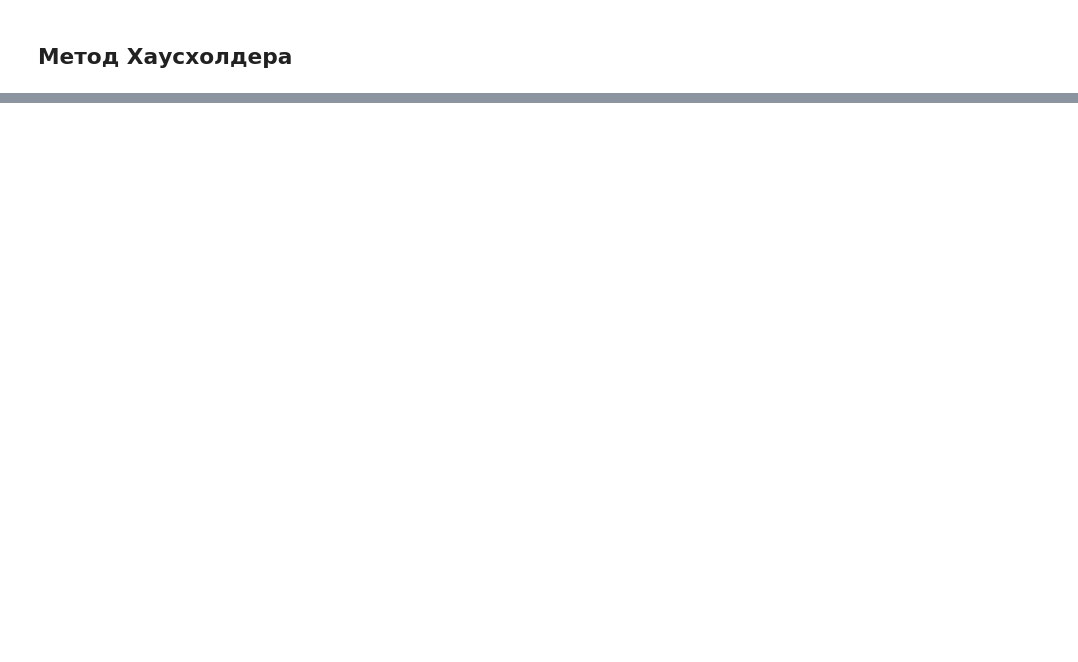
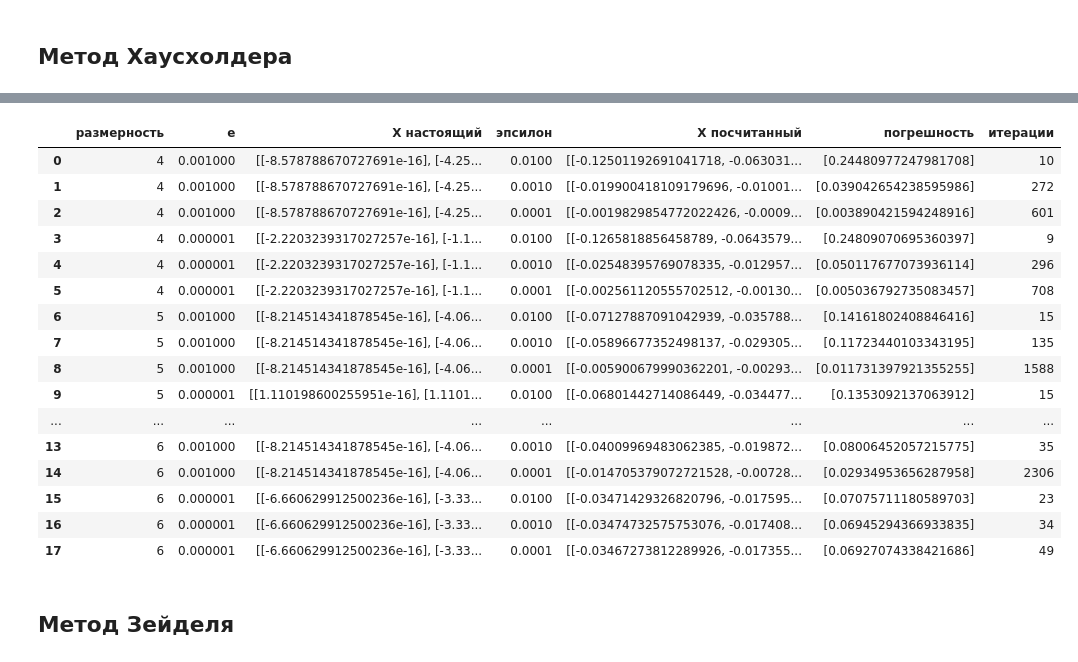
Before and after one commit to MariaMosina/NumericalMethods_course, a Jupyter notebook: Task2.ipynb, the cells around one changed output, grey strips where cells are left out. Saved outputs shown, nothing was run; the diff lists cells and outputs as text; code cells hidden in the pictures; blank space fills up the shorter version.

```diff
--- a/Task2.ipynb
+++ b/Task2.ipynb
@@ -445,7 +444,5 @@ pd.DataFrame(data=d)
 # %%
-# Test 5
-n = 3
-def bad_matr(n):
+def bad_matr(n, eps):
     E = Array(np.eye(n))
     A = Array(np.zeros((n,n)))
     B = Array(np.ones((n,n)) * eps * N)
@@ -454,5 +451,18 @@ def bad_matr(n):
             if i < j:
                 A.array[i][j] = -1
                 B.array[i][j] = B.array[i][j] * (-1)
-    print(B.array)
     return E + A + B
+# %%
+A = []
+B = []
+es = []
+ns = []
+for n in range(4, 7):
+    for e in [10**(-3), 10**(-6)]:
+        A.append(bad_matr(n, e))
+        B.append(np.ones(n)*(-1))
+        es.append(e)
+        ns.append(n)
+for bi in B:
+    bi[-1] = 1
+b = [Array([Bi]) for Bi in B]
@@ -462,13 +474,48 @@ k = []
 x_true = []
 errors = []
 epss = []
-testss = []
-for i in tests:
+size = []
+ess = []
+for i in range(len(A)):
     for epsilon in epsilons:
         x_my.append(simple_iteration(A[i], b[i], epsilon)[0])
         k.append(simple_iteration(A[i], b[i], epsilon)[1])
-        x_true.append(xs[i])
+        x_true.append(Array([np.linalg.solve(A[i].array, b[i].T().array)]))
         epss.append(epsilon)
-        testss.append(i)
+        size.append(ns[i])
+        ess.append(es[i])
+
 for i in range(len(x_true)):
-    errors.append(v_norm_2(x_my[i] - x_true[i].T()))
+    errors.append(v_norm_1(x_my[i] - x_true[i].T()))
+# %%
+d = {
+    'размерность': size,
+    'e': ess,
+    'Х настоящий': [x.T().array for x in x_true],
+    'эпсилон': epss,
+    'Х посчитанный': [x.T().array for x in x_my],
+    'погрешность': errors,
+    'итерации': k
+}
+# %%
+pd.DataFrame(data=d)
+# %% [output]
+|  | размерность | e | Х настоящий | эпсилон | Х посчитанный | погрешность | итерации |
+| 0 | 4 | 0.001000 | [[-8.578788670727691e-16], [-4.25... | 0.0100 | [[-0.12501192691041718, -0.063031... | [0.24480977247981708] | 10 |
+| 1 | 4 | 0.001000 | [[-8.578788670727691e-16], [-4.25... | 0.0010 | [[-0.019900418109179696, -0.01001... | [0.039042654238595986] | 272 |
+| 2 | 4 | 0.001000 | [[-8.578788670727691e-16], [-4.25... | 0.0001 | [[-0.0019829854772022426, -0.0009... | [0.003890421594248916] | 601 |
+| 3 | 4 | 0.000001 | [[-2.2203239317027257e-16], [-1.1... | 0.0100 | [[-0.1265818856458789, -0.0643579... | [0.24809070695360397] | 9 |
+| 4 | 4 | 0.000001 | [[-2.2203239317027257e-16], [-1.1... | 0.0010 | [[-0.02548395769078335, -0.012957... | [0.050117677073936114] | 296 |
+| 5 | 4 | 0.000001 | [[-2.2203239317027257e-16], [-1.1... | 0.0001 | [[-0.002561120555702512, -0.00130... | [0.005036792735083457] | 708 |
+| 6 | 5 | 0.001000 | [[-8.214514341878545e-16], [-4.06... | 0.0100 | [[-0.07127887091042939, -0.035788... | [0.14161802408846416] | 15 |
+| 7 | 5 | 0.001000 | [[-8.214514341878545e-16], [-4.06... | 0.0010 | [[-0.05896677352498137, -0.029305... | [0.11723440103343195] | 135 |
+| 8 | 5 | 0.001000 | [[-8.214514341878545e-16], [-4.06... | 0.0001 | [[-0.005900679990362201, -0.00293... | [0.011731397921355255] | 1588 |
+| 9 | 5 | 0.000001 | [[1.110198600255951e-16], [1.1101... | 0.0100 | [[-0.06801442714086449, -0.034477... | [0.1353092137063912] | 15 |
+| ... | ... | ... | ... | ... | ... | ... | ... |
+| 13 | 6 | 0.001000 | [[-8.214514341878545e-16], [-4.06... | 0.0010 | [[-0.04009969483062385, -0.019872... | [0.08006452057215775] | 35 |
+| 14 | 6 | 0.001000 | [[-8.214514341878545e-16], [-4.06... | 0.0001 | [[-0.014705379072721528, -0.00728... | [0.02934953656287958] | 2306 |
+| 15 | 6 | 0.000001 | [[-6.660629912500236e-16], [-3.33... | 0.0100 | [[-0.03471429326820796, -0.017595... | [0.07075711180589703] | 23 |
+| 16 | 6 | 0.000001 | [[-6.660629912500236e-16], [-3.33... | 0.0010 | [[-0.03474732575753076, -0.017408... | [0.06945294366933835] | 34 |
+| 17 | 6 | 0.000001 | [[-6.660629912500236e-16], [-3.33... | 0.0001 | [[-0.03467273812289926, -0.017355... | [0.06927074338421686] | 49 |
+# %% [markdown]
+## Метод Зейделя
```
Also changed, not shown: parts of 29 cells of this notebook.
